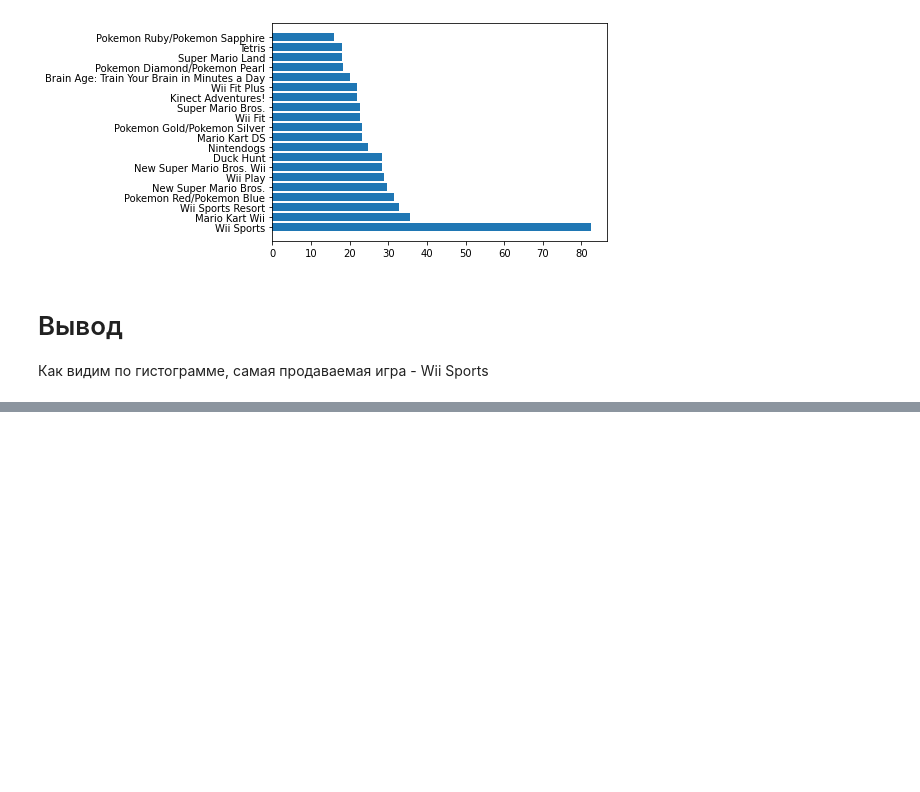
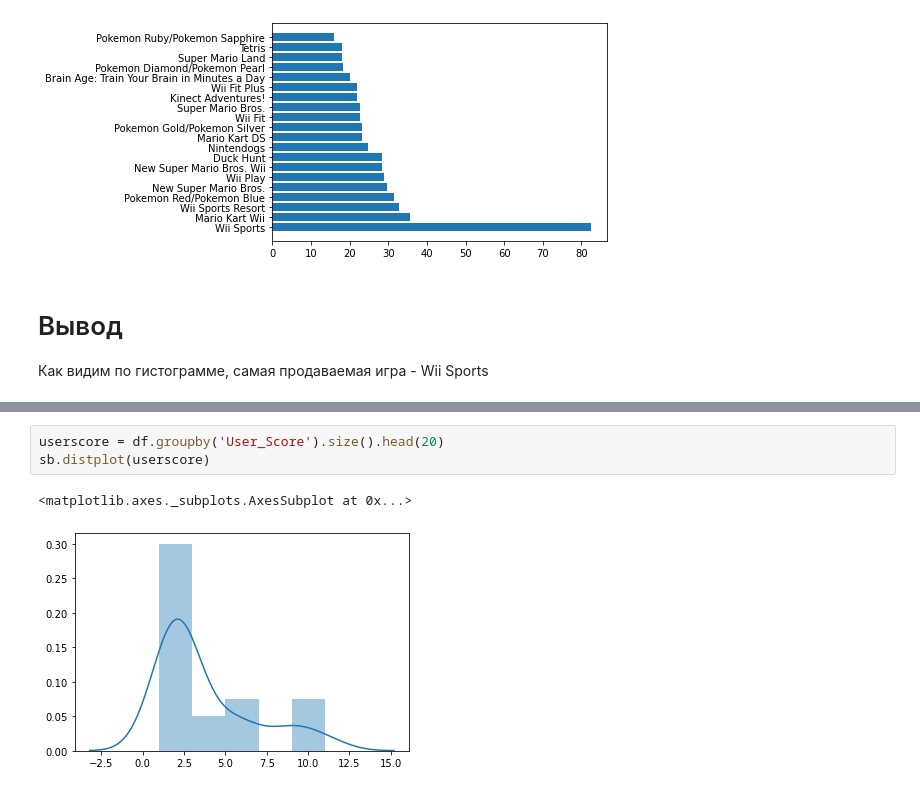
Before and after one commit to ivekarp/tpr, a Jupyter notebook: lab8/pandas_and_matplotlib.ipynb, the cells around one changed output, grey strips where cells are left out. Drawn from its saved outputs; the diff is of its cells as text; blank space fills up the shorter version.

```diff
--- a/lab8/pandas_and_matplotlib.ipynb
+++ b/lab8/pandas_and_matplotlib.ipynb
@@ -65,0 +79,6 @@ plt.barh(games_plot['Name'],games_plot['Global_Sales'])
+# %%
+userscore = df.groupby('User_Score').size().head(20)
+sb.distplot(userscore)
+# %% [output]
+<matplotlib.axes._subplots.AxesSubplot at 0x...>
+[figure, added]
```
Also changed, not shown: parts of 3 cells of this notebook.
